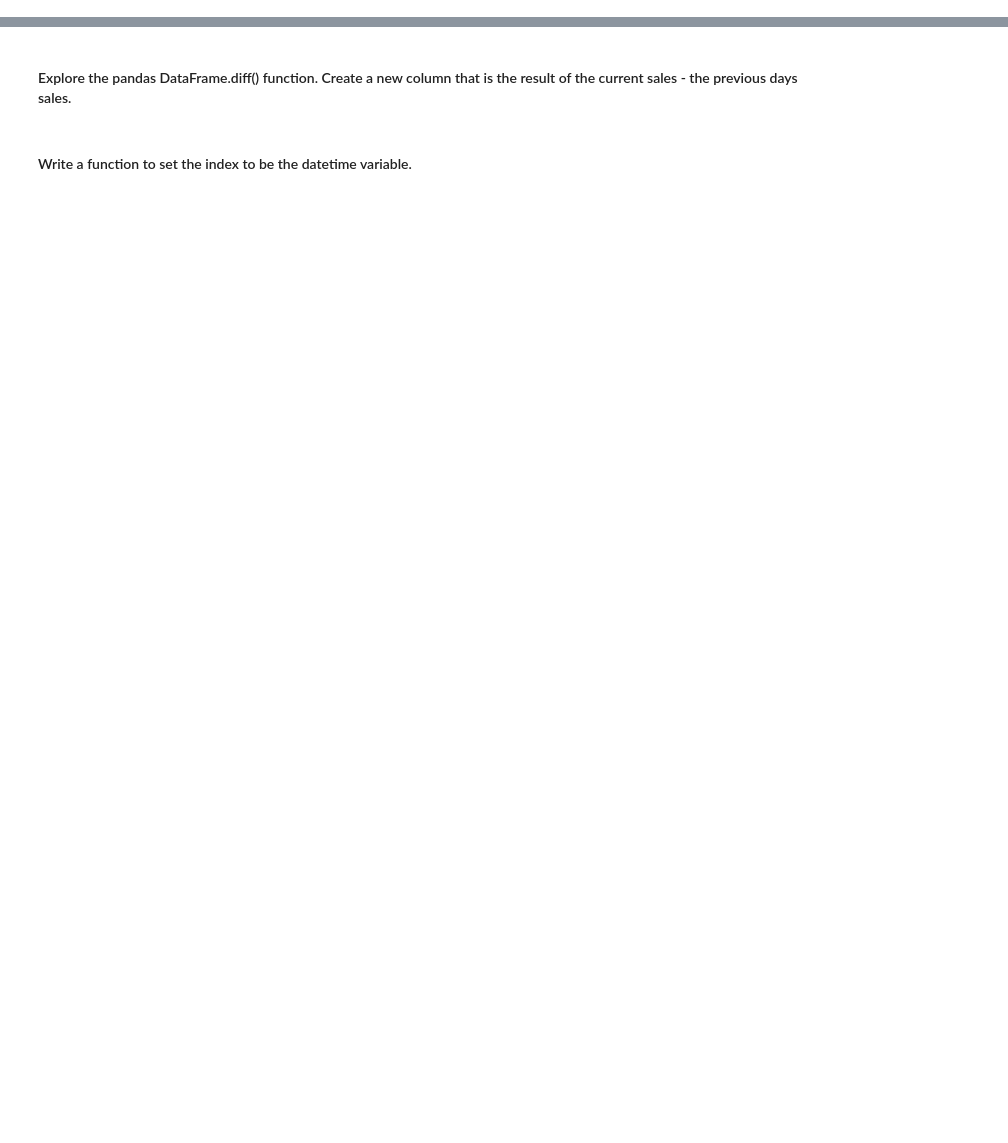
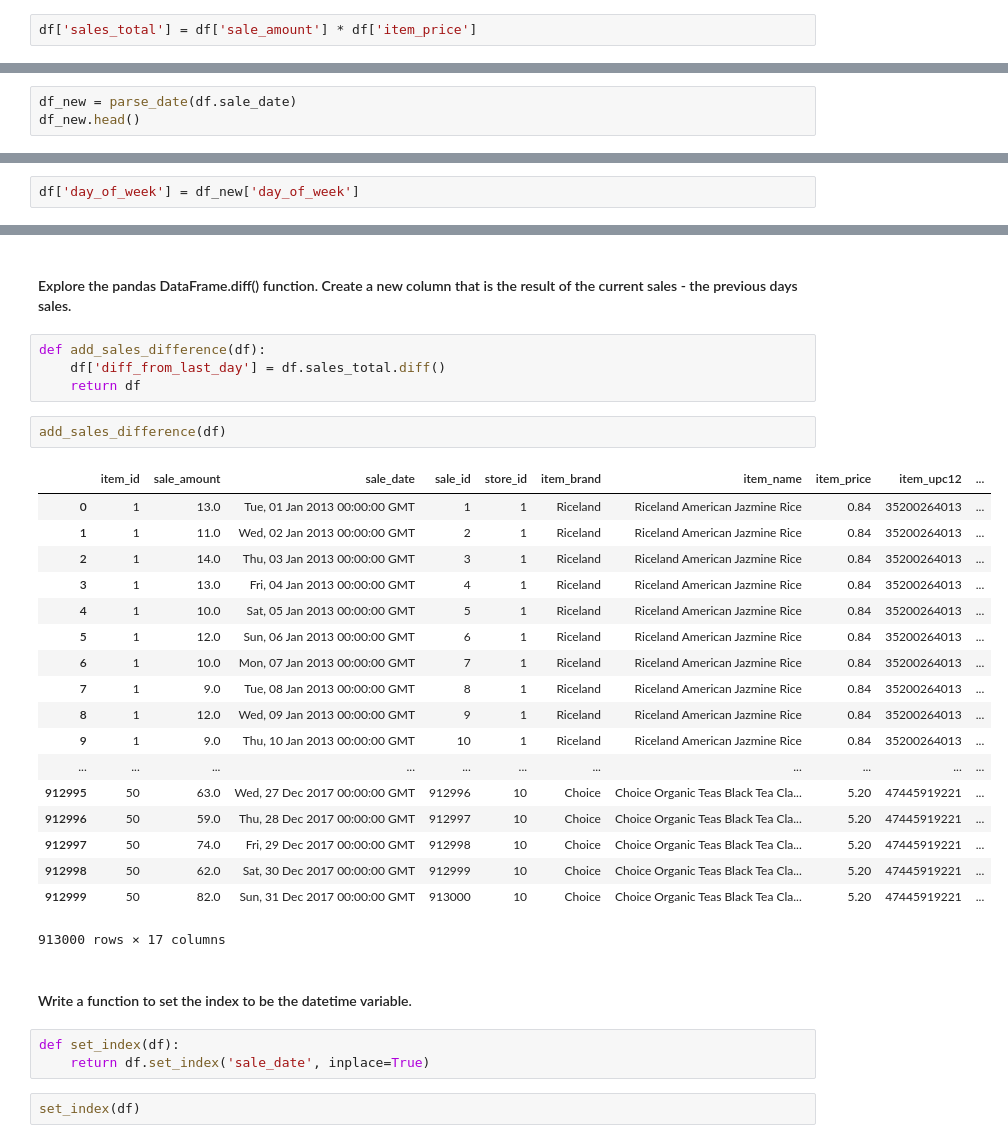
Before and after one commit to jessejinnaruiz/ds-methodologies-exercises, a Jupyter notebook: time_series/prepare.ipynb, the cells around one changed output, grey strips where cells are left out. Drawn from its saved outputs; the diff is of its cells as text; blank space fills up the shorter version.

```diff
--- a/time_series/prepare.ipynb
+++ b/time_series/prepare.ipynb
@@ -60,0 +111,2 @@ parse_date(test_dates['date'])
+# %%
+df['sales_total'] = df['sale_amount'] * df['item_price']
@@ -61,2 +122,5 @@ parse_date(test_dates['date'])
 # %% [markdown]
 #### Create a new dataframe that aggregates the sales_total and sale_amount(item count) using sum and median by day of week.
+# %%
+df_new = parse_date(df.sale_date)
+df_new.head()
@@ -62,0 +134,2 @@ parse_date(test_dates['date'])
+# %%
+df['day_of_week'] = df_new['day_of_week']
@@ -63,4 +160,34 @@ parse_date(test_dates['date'])
 # %% [markdown]
 #### Explore the pandas DataFrame.diff() function. Create a new column that is the result of the current sales - the previous days sales.
+# %%
+def add_sales_difference(df):
+    df['diff_from_last_day'] = df.sales_total.diff()
+    return df
+# %%
+add_sales_difference(df)
+# %% [output]
+|  | item_id | sale_amount | sale_date | sale_id | store_id | item_brand | item_name | item_price | item_upc12 | ... |
+| 0 | 1 | 13.0 | Tue, 01 Jan 2013 00:00:00 GMT | 1 | 1 | Riceland | Riceland American Jazmine Rice | 0.84 | 35200264013 | ... |
+| 1 | 1 | 11.0 | Wed, 02 Jan 2013 00:00:00 GMT | 2 | 1 | Riceland | Riceland American Jazmine Rice | 0.84 | 35200264013 | ... |
+| 2 | 1 | 14.0 | Thu, 03 Jan 2013 00:00:00 GMT | 3 | 1 | Riceland | Riceland American Jazmine Rice | 0.84 | 35200264013 | ... |
+| 3 | 1 | 13.0 | Fri, 04 Jan 2013 00:00:00 GMT | 4 | 1 | Riceland | Riceland American Jazmine Rice | 0.84 | 35200264013 | ... |
+| 4 | 1 | 10.0 | Sat, 05 Jan 2013 00:00:00 GMT | 5 | 1 | Riceland | Riceland American Jazmine Rice | 0.84 | 35200264013 | ... |
+| 5 | 1 | 12.0 | Sun, 06 Jan 2013 00:00:00 GMT | 6 | 1 | Riceland | Riceland American Jazmine Rice | 0.84 | 35200264013 | ... |
+| 6 | 1 | 10.0 | Mon, 07 Jan 2013 00:00:00 GMT | 7 | 1 | Riceland | Riceland American Jazmine Rice | 0.84 | 35200264013 | ... |
+| 7 | 1 | 9.0 | Tue, 08 Jan 2013 00:00:00 GMT | 8 | 1 | Riceland | Riceland American Jazmine Rice | 0.84 | 35200264013 | ... |
+| 8 | 1 | 12.0 | Wed, 09 Jan 2013 00:00:00 GMT | 9 | 1 | Riceland | Riceland American Jazmine Rice | 0.84 | 35200264013 | ... |
+| 9 | 1 | 9.0 | Thu, 10 Jan 2013 00:00:00 GMT | 10 | 1 | Riceland | Riceland American Jazmine Rice | 0.84 | 35200264013 | ... |
+| ... | ... | ... | ... | ... | ... | ... | ... | ... | ... | ... |
+| 912995 | 50 | 63.0 | Wed, 27 Dec 2017 00:00:00 GMT | 912996 | 10 | Choice | Choice Organic Teas Black Tea Cla... | 5.20 | 47445919221 | ... |
+| 912996 | 50 | 59.0 | Thu, 28 Dec 2017 00:00:00 GMT | 912997 | 10 | Choice | Choice Organic Teas Black Tea Cla... | 5.20 | 47445919221 | ... |
+| 912997 | 50 | 74.0 | Fri, 29 Dec 2017 00:00:00 GMT | 912998 | 10 | Choice | Choice Organic Teas Black Tea Cla... | 5.20 | 47445919221 | ... |
+| 912998 | 50 | 62.0 | Sat, 30 Dec 2017 00:00:00 GMT | 912999 | 10 | Choice | Choice Organic Teas Black Tea Cla... | 5.20 | 47445919221 | ... |
+| 912999 | 50 | 82.0 | Sun, 31 Dec 2017 00:00:00 GMT | 913000 | 10 | Choice | Choice Organic Teas Black Tea Cla... | 5.20 | 47445919221 | ... |
+913000 rows × 17 columns
 # %% [markdown]
 #### Write a function to set the index to be the datetime variable.
+# %%
+def set_index(df):
+    return df.set_index('sale_date', inplace=True)
+# %%
+set_index(df)
```
Also changed, not shown: parts of 19 cells of this notebook, 2 other files.
